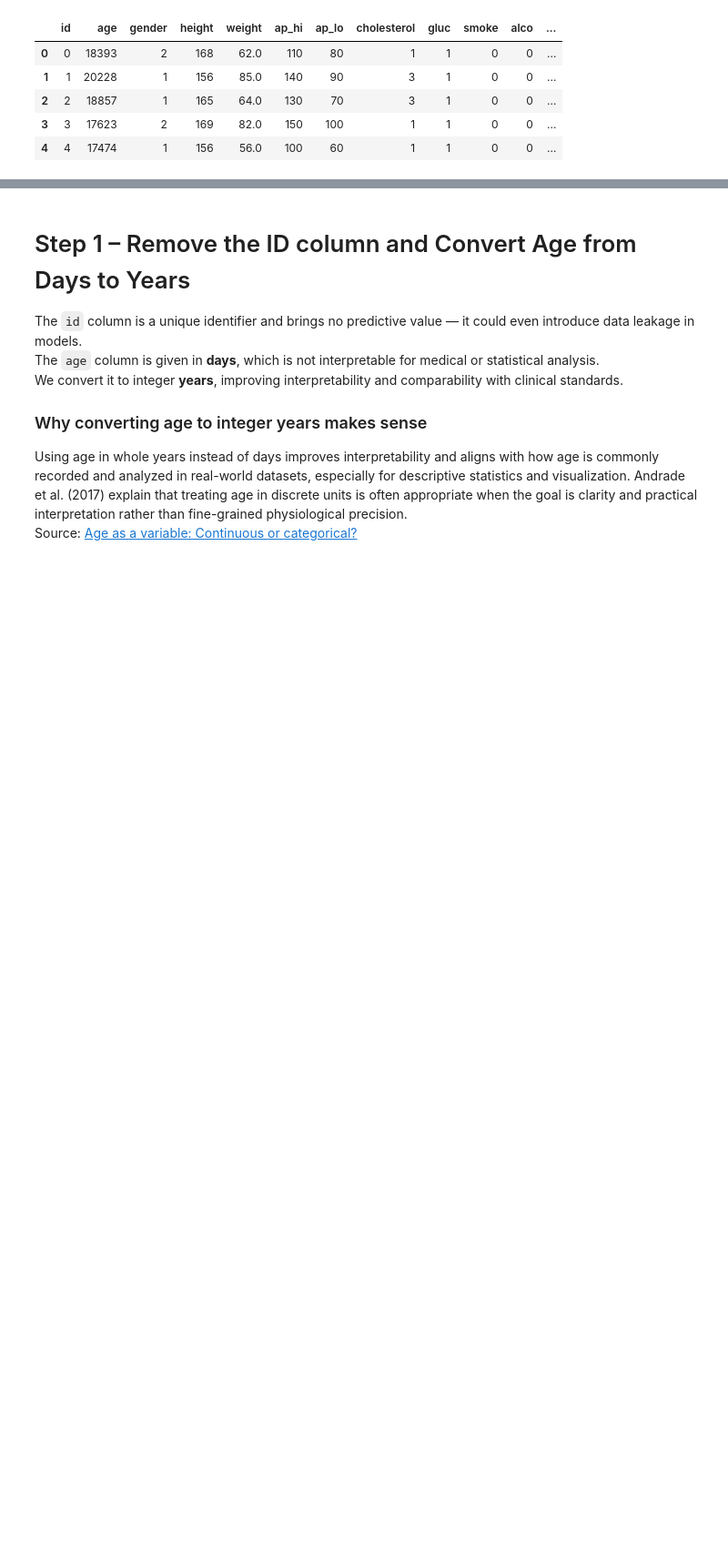
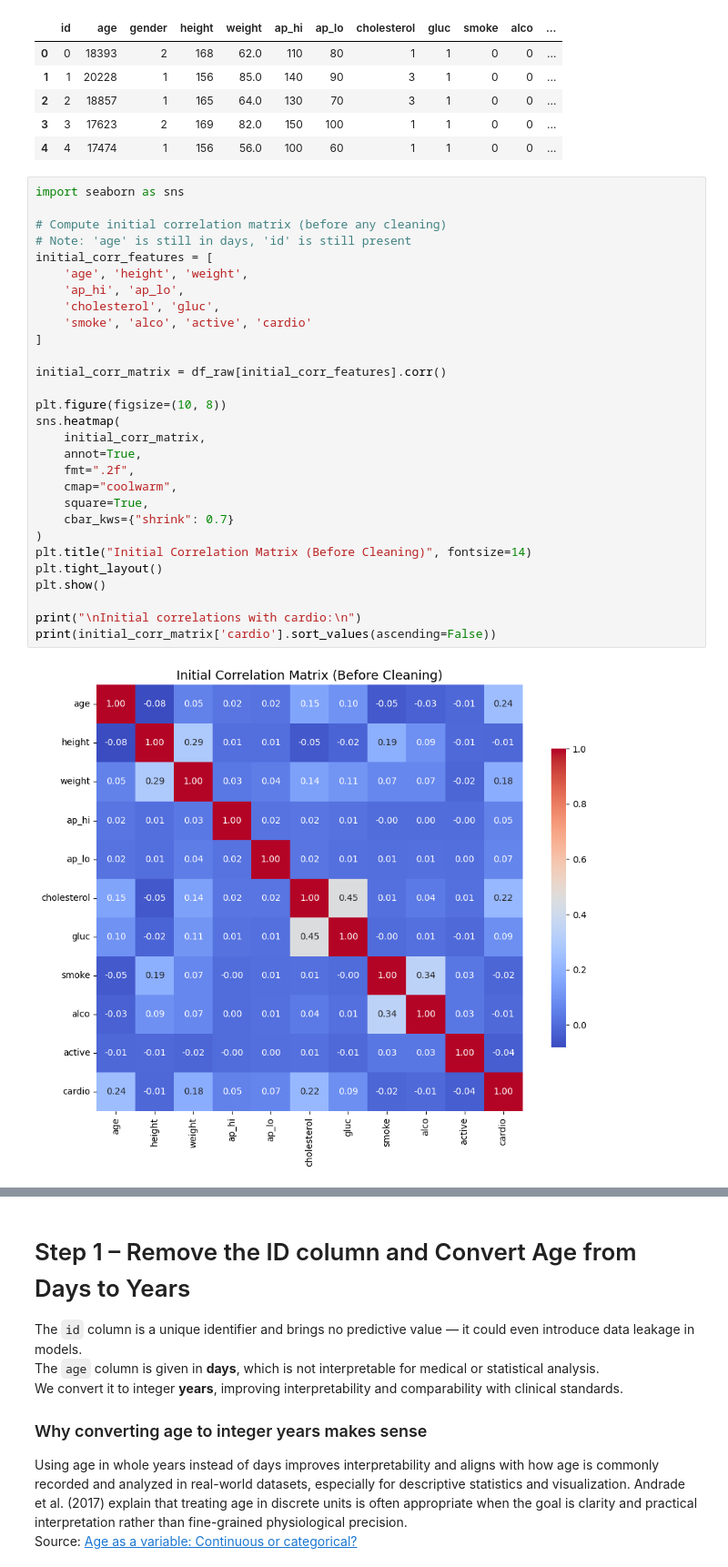
Before and after one commit to theMindDeveloper/Cardiovascular_Disease_Prediction_Data_Science, a Jupyter notebook: notebooks/DataCleaning.ipynb, the cells around one changed output, grey strips where cells are left out. Shown: that part at 91% size. Drawn from its saved outputs; the diff is of its cells as text; blank space fills up the shorter version.

Commit message:
cleaning improved

```diff
--- a/notebooks/DataCleaning.ipynb
+++ b/notebooks/DataCleaning.ipynb
@@ -31,3 +33,34 @@ df_raw.head()
 | 2 | 2 | 18857 | 1 | 165 | 64.0 | 130 | 70 | 3 | 1 | 0 | 0 | ... |
 | 3 | 3 | 17623 | 2 | 169 | 82.0 | 150 | 100 | 1 | 1 | 0 | 0 | ... |
 | 4 | 4 | 17474 | 1 | 156 | 56.0 | 100 | 60 | 1 | 1 | 0 | 0 | ... |
+# %%
+import seaborn as sns
+
+# Compute initial correlation matrix (before any cleaning)
+# Note: 'age' is still in days, 'id' is still present
+initial_corr_features = [
+    'age', 'height', 'weight',
+    'ap_hi', 'ap_lo',
+    'cholesterol', 'gluc',
+    'smoke', 'alco', 'active', 'cardio'
+]
+
+initial_corr_matrix = df_raw[initial_corr_features].corr()
+
+plt.figure(figsize=(10, 8))
+sns.heatmap(
+    initial_corr_matrix,
+    annot=True,
+    fmt=".2f",
+    cmap="coolwarm",
+    square=True,
+    cbar_kws={"shrink": 0.7}
+)
+plt.title("Initial Correlation Matrix (Before Cleaning)", fontsize=14)
+plt.tight_layout()
+plt.show()
+
+print("\nInitial correlations with cardio:\n")
+print(initial_corr_matrix['cardio'].sort_values(ascending=False))
+# %% [output]
+[figure, added]
```
Also changed, not shown: parts of 12 cells of this notebook, 1 other file.
